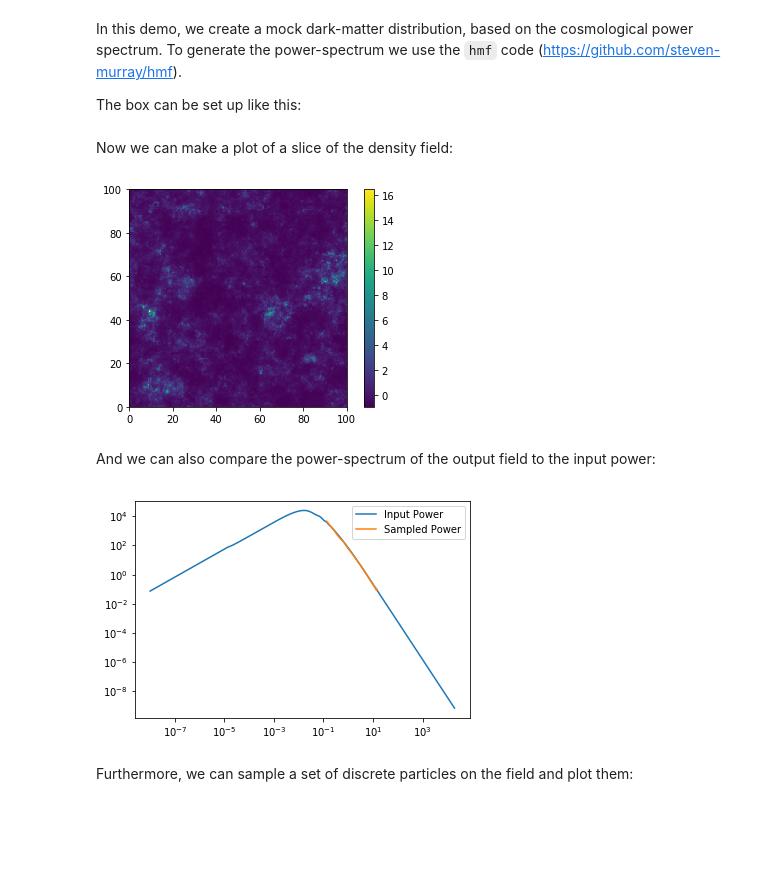
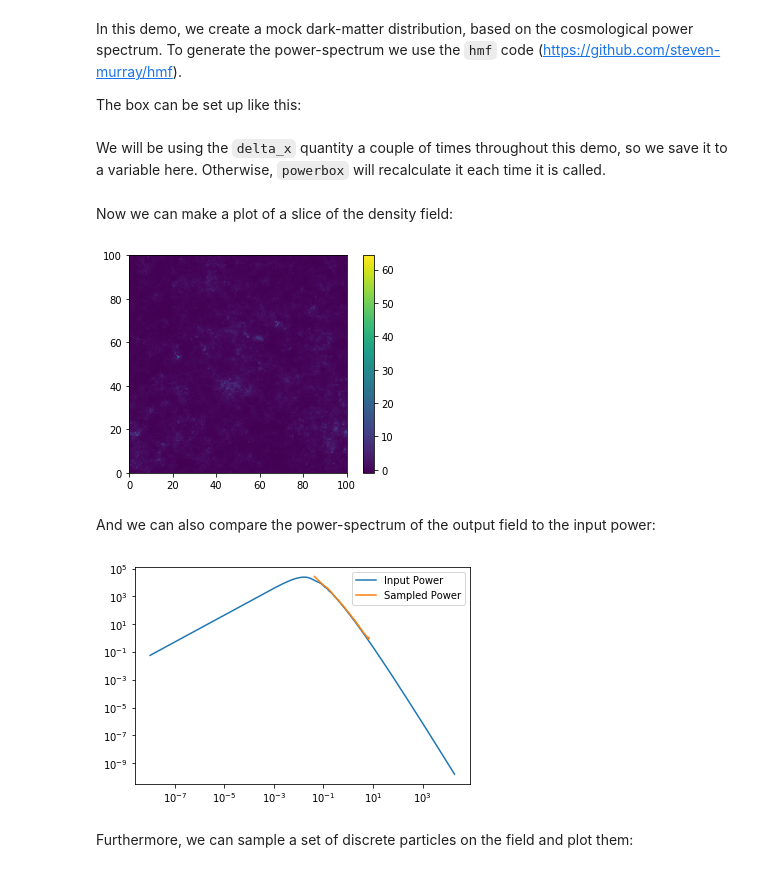
Before and after one commit to steven-murray/powerbox, a Jupyter notebook: docs/demos/cosmological_fields.ipynb, the cells around one changed output. Drawn from its saved outputs; the diff is of its cells as text; code cells hidden in the pictures; blank space fills up the shorter version.

```diff
--- a/docs/demos/cosmological_fields.ipynb
+++ b/docs/demos/cosmological_fields.ipynb
@@ -12,7 +17,6 @@ The box can be set up like this:
 from hmf import MassFunction
 from scipy.interpolate import InterpolatedUnivariateSpline as spline
 import numpy as np
-from powerbox import LogNormalPowerBox
 
 # Set up a MassFunction instance to access its cosmological power-spectrum
 mf = MassFunction(z=0)
@@ -23,21 +27,23 @@ power = lambda k : np.exp(spl(np.log(k)))
 
 # Create the power-box instance. The boxlength is in inverse units of the k of which pk is a function, i.e.
 # Mpc/h in this case.
-pb = LogNormalPowerBox(N=256, dim=3, pk = power, boxlength= 100.)
+pb = pbox.LogNormalPowerBox(N=256, dim=3, pk = power, boxlength= 200., seed=1234)
+# %% [markdown]
+We will be using the ``delta_x`` quantity a couple of times throughout this demo, so we save it to a variable here. Otherwise, ``powerbox`` will recalculate it each time it is called.
+# %%
+deltax = pb.delta_x()
 # %% [markdown]
 Now we can make a plot of a slice of the density field:
 # %%
-plt.imshow(np.mean(pb.delta_x[:100,:,:],axis=0),extent=(0,100,0,100))
+plt.imshow(np.mean(deltax[:100,:,:],axis=0),extent=(0,100,0,100))
 plt.colorbar()
 plt.show()
 # %% [output]
-[figure, old version]
+[figure, new version]
 # %% [markdown]
 And we can also compare the power-spectrum of the output field to the input power:
 # %%
-from powerbox import get_power
-
-p_k, kbins = get_power(pb.delta_x,pb.boxlength)
+p_k, kbins = pbox.get_power(deltax,pb.boxlength)
 plt.plot(mf.k,mf.power,label="Input Power")
 plt.plot(kbins,p_k,label="Sampled Power")
 plt.xscale('log')
@@ -45,7 +51,7 @@ plt.yscale('log')
 plt.legend()
 plt.show()
 # %% [output]
-[figure, old version]
+[figure, new version]
 # %% [markdown]
 Furthermore, we can sample a set of discrete particles on the field and plot them:
 # %%
```
Also changed, not shown: parts of 1 cell of this notebook, 15 other files.
